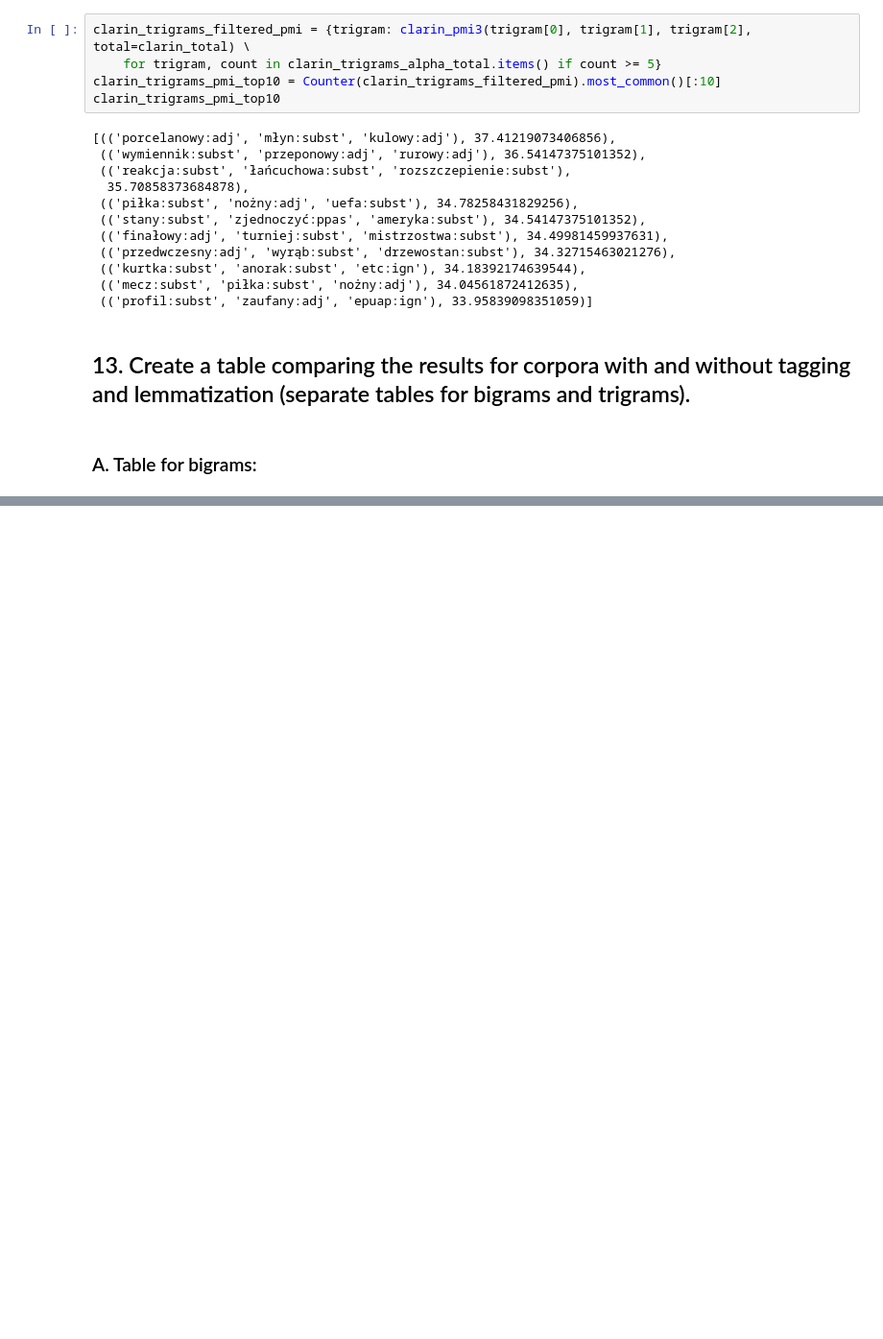
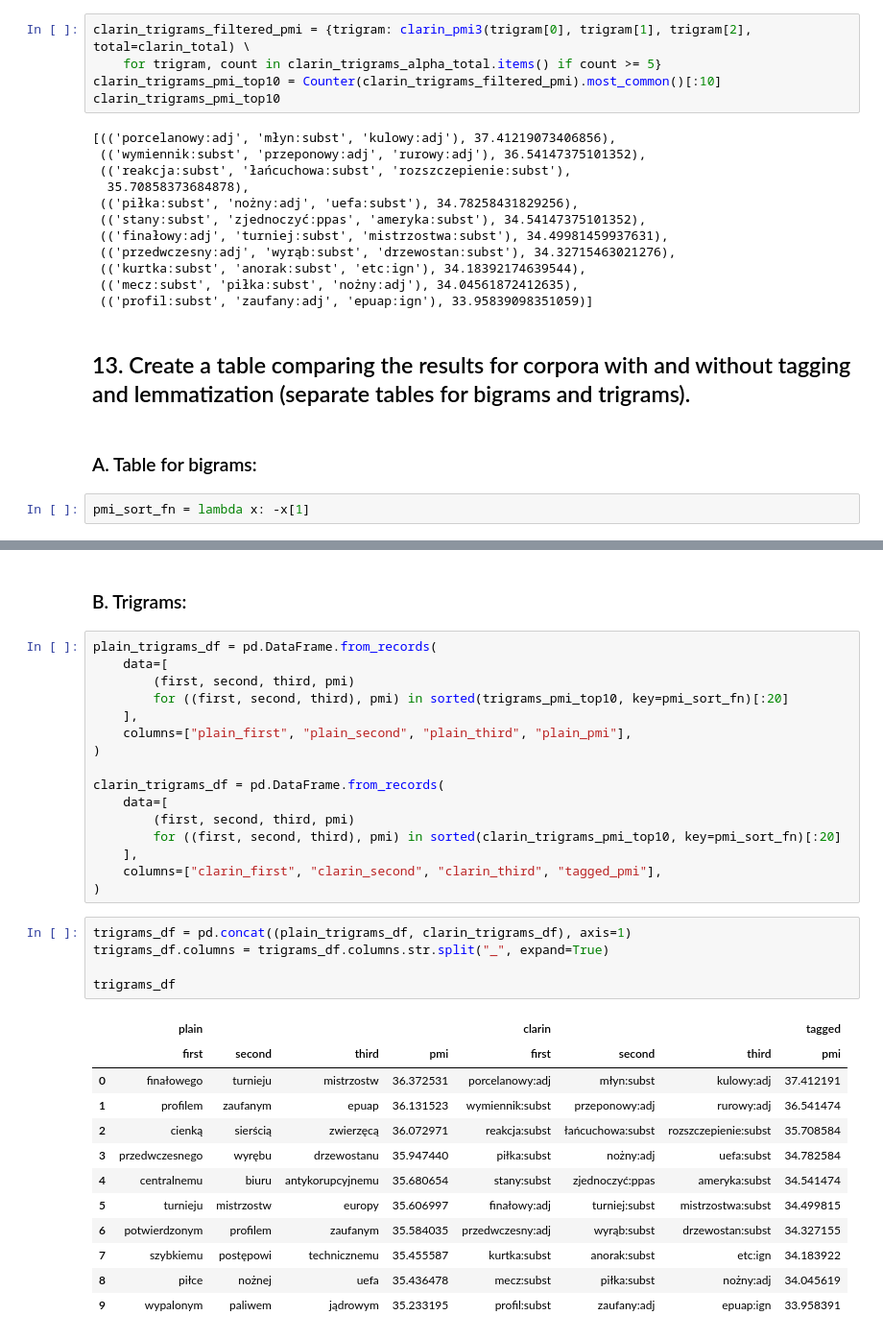
Before and after one commit to FilipKatulski/natural-language-processing, a Jupyter notebook: 4-mwe/mwe.ipynb, the cells around one changed output, grey strips where cells are left out. Shown: that part at 96% size. Cells and saved outputs as stored; diff of their text form; blank space fills up the shorter version.

```diff
--- a/4-mwe/mwe.ipynb
+++ b/4-mwe/mwe.ipynb
@@ -430,3 +430,5 @@ clarin_trigrams_pmi_top10
 ## 13. Create a table comparing the results for corpora with and without tagging and lemmatization (separate tables for bigrams and trigrams).
 # %% [markdown]
 ### A. Table for bigrams:
+# %%
+pmi_sort_fn = lambda x: -x[1]
@@ -432,0 +469,36 @@ clarin_trigrams_pmi_top10
+# %% [markdown]
+### B. Trigrams:
+# %%
+plain_trigrams_df = pd.DataFrame.from_records(
+    data=[
+        (first, second, third, pmi)
+        for ((first, second, third), pmi) in sorted(trigrams_pmi_top10, key=pmi_sort_fn)[:20]
+    ],
+    columns=["plain_first", "plain_second", "plain_third", "plain_pmi"],
+)
+
+clarin_trigrams_df = pd.DataFrame.from_records(
+    data=[
+        (first, second, third, pmi)
+        for ((first, second, third), pmi) in sorted(clarin_trigrams_pmi_top10, key=pmi_sort_fn)[:20]
+    ],
+    columns=["clarin_first", "clarin_second", "clarin_third", "tagged_pmi"],
+)
+# %%
+trigrams_df = pd.concat((plain_trigrams_df, clarin_trigrams_df), axis=1)
+trigrams_df.columns = trigrams_df.columns.str.split("_", expand=True)
+
+trigrams_df
+# %% [output]
+|  | plain |  |  |  | clarin |  |  | tagged |
+|  | first | second | third | pmi | first | second | third | pmi |
+| 0 | finałowego | turnieju | mistrzostw | 36.372531 | porcelanowy:adj | młyn:subst | kulowy:adj | 37.412191 |
+| 1 | profilem | zaufanym | epuap | 36.131523 | wymiennik:subst | przeponowy:adj | rurowy:adj | 36.541474 |
+| 2 | cienką | sierścią | zwierzęcą | 36.072971 | reakcja:subst | łańcuchowa:subst | rozszczepienie:subst | 35.708584 |
+| 3 | przedwczesnego | wyrębu | drzewostanu | 35.947440 | piłka:subst | nożny:adj | uefa:subst | 34.782584 |
+| 4 | centralnemu | biuru | antykorupcyjnemu | 35.680654 | stany:subst | zjednoczyć:ppas | ameryka:subst | 34.541474 |
+| 5 | turnieju | mistrzostw | europy | 35.606997 | finałowy:adj | turniej:subst | mistrzostwa:subst | 34.499815 |
+| 6 | potwierdzonym | profilem | zaufanym | 35.584035 | przedwczesny:adj | wyrąb:subst | drzewostan:subst | 34.327155 |
+| 7 | szybkiemu | postępowi | technicznemu | 35.455587 | kurtka:subst | anorak:subst | etc:ign | 34.183922 |
+| 8 | piłce | nożnej | uefa | 35.436478 | mecz:subst | piłka:subst | nożny:adj | 34.045619 |
+| 9 | wypalonym | paliwem | jądrowym | 35.233195 | profil:subst | zaufany:adj | epuap:ign | 33.958391 |
```
Also changed, not shown: parts of 4 cells of this notebook.
